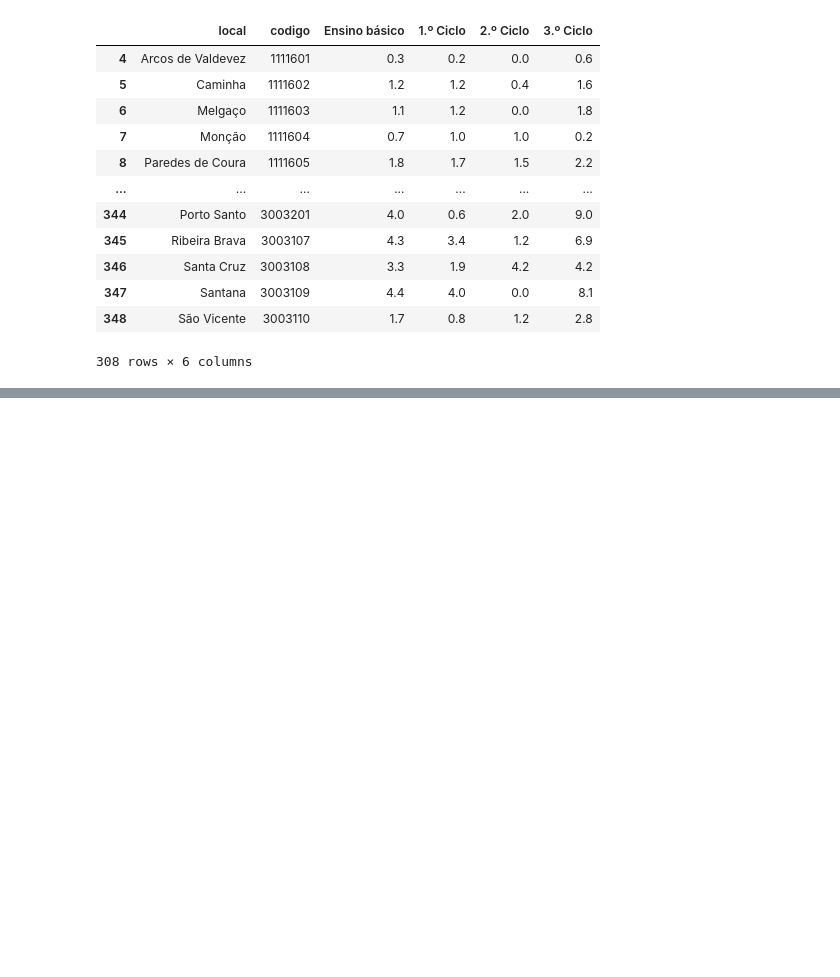
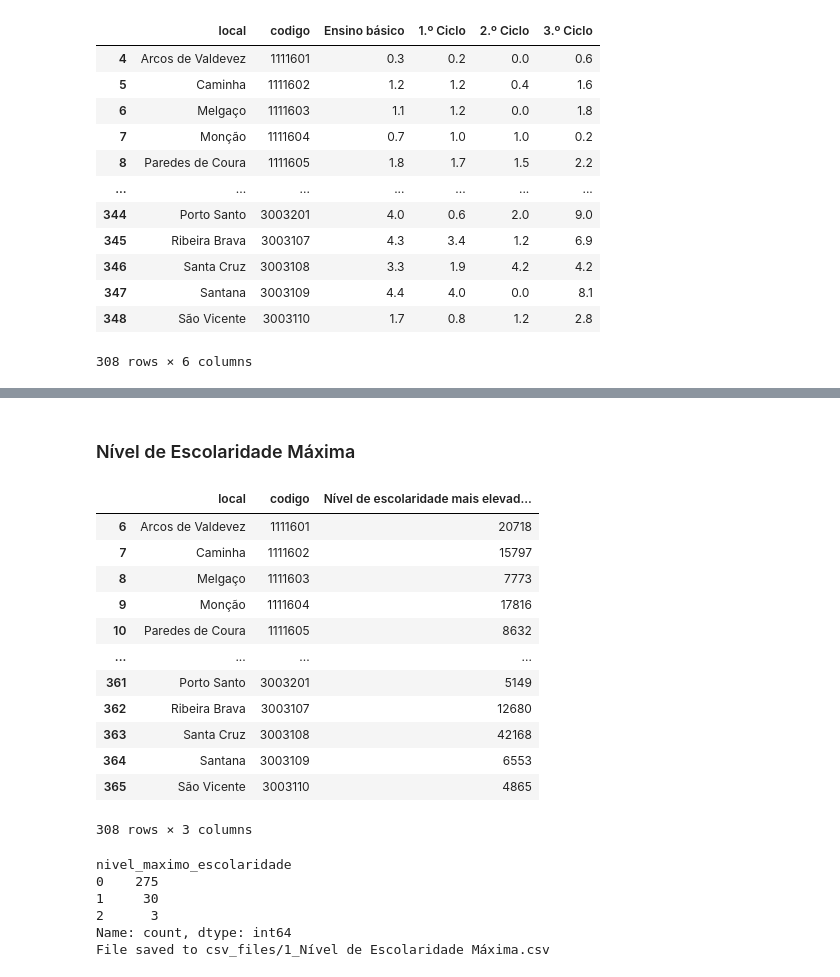
Before and after one commit to joaopino/Space_Data_Analysis, a Jupyter notebook: clustering_and_exploratory/1_educacao.ipynb, the cells around one changed output, grey strips where cells are left out. Drawn from its saved outputs; the diff is of its cells as text; code cells hidden in the pictures; blank space fills up the shorter version.

```diff
--- a/clustering_and_exploratory/1_educacao.ipynb
+++ b/clustering_and_exploratory/1_educacao.ipynb
@@ -221,2 +221,34 @@ retencao_desistencia_ensino_basico
 Name: count, dtype: int64
 File saved to csv_files/1_Taxa de retenção e desistência no ensino básico.csv
+# %% [markdown]
+### Nível de Escolaridade Máxima
+# %%
+original_df = processar_ficheiro(data_path+'Nível de Escolaridade Máxima.xls',6,padding_left=1)
+original_df
+only_municipalities_df =filter_for_only_municipalities(original_df)
+only_municipalities_df
+# %% [output]
+|  | local | codigo | Nível de escolaridade mais elevad... |
+| 6 | Arcos de Valdevez | 1111601 | 20718 |
+| 7 | Caminha | 1111602 | 15797 |
+| 8 | Melgaço | 1111603 | 7773 |
+| 9 | Monção | 1111604 | 17816 |
+| 10 | Paredes de Coura | 1111605 | 8632 |
+| ... | ... | ... | ... |
+| 361 | Porto Santo | 3003201 | 5149 |
+| 362 | Ribeira Brava | 3003107 | 12680 |
+| 363 | Santa Cruz | 3003108 | 42168 |
+| 364 | Santana | 3003109 | 6553 |
+| 365 | São Vicente | 3003110 | 4865 |
+308 rows × 3 columns
+# %%
+clustered_df = aplicar_kmeans(only_municipalities_df,3,nome_cluster='nivel_maximo_escolaridade')
+
+save_clustered_df_to_csv(clustered_df,"csv_files/", "1_Nível de Escolaridade Máxima.csv")
+# %% [output]
+nivel_maximo_escolaridade
+0    275
+1     30
+2      3
+Name: count, dtype: int64
+File saved to csv_files/1_Nível de Escolaridade Máxima.csv
```
Also changed, not shown: parts of 3 cells of this notebook, 2 other files.
